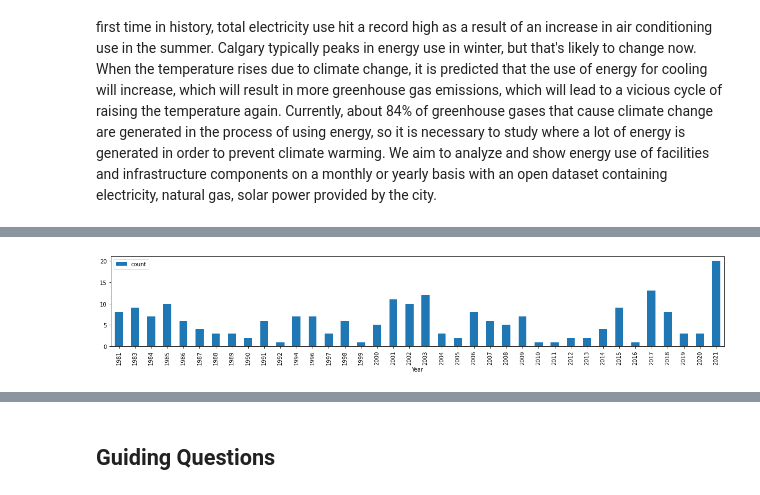
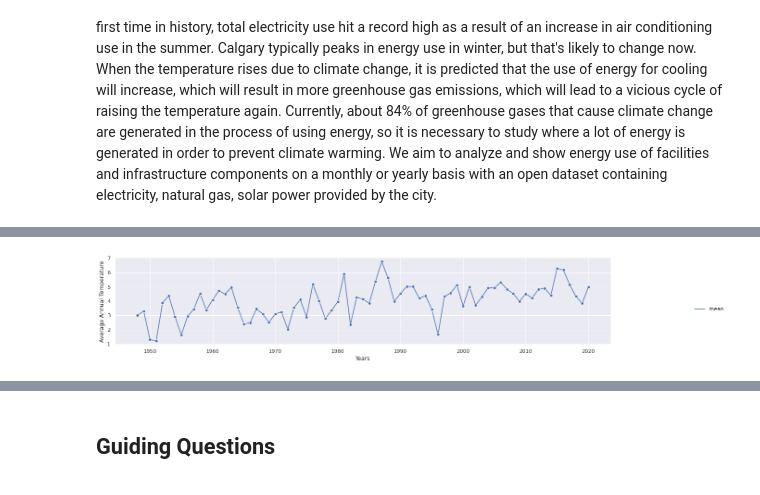
Before and after one commit to deshant19/Corporate-Energy-Consumption-Data-Visualization, a Jupyter notebook: notebooks/Corporate Energy Consumption.ipynb, the cells around one changed output, grey strips where cells are left out. Saved outputs shown, nothing was run; the diff lists cells and outputs as text; code cells hidden in the pictures.

```diff
--- a/notebooks/Corporate Energy Consumption.ipynb
+++ b/notebooks/Corporate Energy Consumption.ipynb
@@ -19,7 +25,7 @@ import plotly.graph_objects as go
 import seaborn as sns
 sns.set()
 
-fields = ['date', 'max_temperature', 'avg_hourly_temperature', 'avg_temperature']
+fields = ['date', 'max_temperature','min_temperature', 'avg_hourly_temperature', 'avg_temperature']
 weatherdata = pd.read_csv("../dataset/weatherstats_calgary_daily.csv", skipinitialspace=True, usecols=fields)
 display(weatherdata)
 # %% [output]
@@ -39,5 +45,3 @@ display(weatherdata)
-# %%
-weatherdata.date=pd.to_datetime(weatherdata.date)
 # %%
 #tempData.head()
 weatherdata.date=pd.to_datetime(weatherdata.date)
@@ -45,25 +49,74 @@ weatherdata.date=pd.to_datetime(weatherdata.date)
 yseries = weatherdata['date'].dt.year
 mseries = weatherdata['date'].dt.month
 dseries = weatherdata['date'].dt.day
-tempData = pd.DataFrame({'Date':weatherdata['date'],'Year': yseries,'Month': mseries ,'max_temperature':weatherdata['max_temperature'], 'avg_hourly_temperature':weatherdata['avg_hourly_temperature'], 'avg_temperature':weatherdata['avg_temperature']})
-selectedData=tempData[(tempData['max_temperature'] > 30) & (tempData['Year'] >= 1980)]
-number_of_hottest_daysInYears=selectedData.groupby(['Year']).agg(count = ('max_temperature','count'))
-fig = plt.figure()
-fig.set_size_inches(20,6)
 
-number_of_hottest_daysInYears.plot(kind='bar',figsize=(20,3))
+tempData = pd.DataFrame({'Date':weatherdata['date']
+                         ,'Year': yseries
+                         ,'Month': mseries
+                         ,'max_temperature':weatherdata['max_temperature']
+                         ,'min_temperature':weatherdata['min_temperature']
+                         ,'avg_hourly_temperature':weatherdata['avg_hourly_temperature']
+                         ,'avg_temperature':weatherdata['avg_temperature']})
 
-meanData=tempData[(tempData['Year'] >= 1980)].groupby(['Year']).agg(mean = ('avg_temperature','median'))
-#print(meanData)
-meanData.plot(kind='line',figsize=(20,3))
+meanData=tempData[(tempData['Year'] >= 1948) & (tempData['Year'] <= 2020) ].groupby(['Year']).agg(mean = ('avg_temperature','mean'))
+g=sns.relplot(kind='line', data=meanData, linestyle='-', marker='o', label="dd")
+g.fig.set_size_inches(20,3)
+g.set(xlabel='Years', ylabel='Average Annual Temperature')
+print('#### Average annual temperature in Calgary from 1920 to 2021 ####')
+print(meanData)
 
-summerData=tempData[(tempData['Year'] >= 1980) & (tempData['Month'] >= 7) & (tempData['Month'] <= 9)]
-summerMeanData=summerData.groupby(['Year']).agg(mean = ('max_temperature','median'))
-#print(summerMeanData)
-summerMeanData.plot(kind='line',figsize=(20,3))
+# calculate mean from November to March for each year
+summerData=tempData[(tempData['Year'] >= 1948) & (tempData['Year'] <= 2020) & (tempData['Month'] <= 8) & (tempData['Month'] >= 6)]
+summerMeanData=summerData.groupby(['Year']).agg(mean = ('max_temperature','mean'))
+#summerMeanData.plot(kind='line',figsize=(20,3), marker='o')
+g=sns.relplot(kind='line', data=summerMeanData, linestyle='-', marker='o', label="dd")
+g.fig.set_size_inches(20,3)
+g.set(xlabel='Years', ylabel='Average Annual Maximum Temperature')
+print('#### Average hottest temperature each day of June, July, and August from 1920 to 2021 ####')
+print(summerMeanData)
 
-winterData=tempData[(tempData['Year'] >= 1990) & (tempData['Month'] >= 12) & (tempData['Month'] <= 2)]
-winterMeanData=winterData.groupby(['Year']).agg(mean = ('max_temperature','mean'))
-#print(winterMeanData)
-winterMeanData.plot(kind='line',figsize=(20,3))
+# calculate mean from December to Feb for each year
+winterData=tempData[(tempData['Year'] >= 1948) & (tempData['Year'] <= 2020) & (tempData['Month'].isin([12,1,2]))]
+winterMeanData=winterData.groupby(['Year']).agg(mean = ('min_temperature','mean'))
+#winterMeanData.plot(kind='line',figsize=(20,3), marker='o').invert_yaxis()
+g=sns.relplot(kind='line', data=winterMeanData, linestyle='-', marker='o', label="dd")
+g.fig.set_size_inches(20,3)
+g.set(xlabel='Years', ylabel='Average Annual Minmum Temperature')
+print('#### Average coldest temperature each day of Jan, Feb, and Mar from 1920 to 2021 ####')
+print(winterMeanData)
+
+data1=tempData[(tempData['Year']==2000)]
+#data1_mean=data1.groupby(['Year','Month']).agg(mean = ('avg_temperature','mean'))
+data1_max_mean=data1.groupby(['Year','Month']).agg(mean = ('max_temperature','mean'))
+data1_min_mean=data1.groupby(['Year','Month']).agg(mean = ('min_temperature','mean'))
+
+data2=tempData[(tempData['Year']==2010)]
+#data2_mean=data2.groupby(['Year','Month']).agg(mean = ('avg_temperature','mean'))
+data2_max_mean=data2.groupby(['Year','Month']).agg(mean = ('max_temperature','mean'))
+data2_min_mean=data2.groupby(['Year','Month']).agg(mean = ('min_temperature','mean'))
+
+data3=tempData[(tempData['Year']==2020)]
+#data3_mean=data3.groupby(['Year','Month']).agg(mean = ('avg_temperature','mean'))
+data3_max_mean=data3.groupby(['Year','Month']).agg(mean = ('max_temperature','mean'))
+data3_min_mean=data3.groupby(['Year','Month']).agg(mean = ('min_temperature','mean'))
+
+
+fig, ax = plt.subplots()
+months=['Jan', 'Feb', 'Mar', 'Apr', 'May','Jun', 'Jul', 'Aug', 'Sep', 'Oct', 'Nov','Dec']
+#data1_mean.plot(kind='line',figsize=(20,3),ax=ax, c='r', linestyle=':')
+data1_max_mean.plot(kind='line',figsize=(20,3),ax=ax, c='r', linestyle='-.',label='2001')
+data1_min_mean.plot(kind='line',figsize=(20,3),ax=ax, c='b', linestyle='-.')
+
+
+#data2_mean.plot(kind='line',figsize=(20,3),ax=ax, c='r', linestyle=':')
+data2_max_mean.plot(kind='line',figsize=(20,3),ax=ax, c='r', linestyle='--')
+data2_min_mean.plot(kind='line',figsize=(20,3),ax=ax, c='b', linestyle='--')
+
+
+#data3_mean.plot(kind='line',figsize=(20,3),ax=ax, c='r', linestyle=':')
+data3_max_mean.plot(kind='line',figsize=(20,3),ax=ax, c='r', linestyle=':')
+data3_min_mean.plot(kind='line',figsize=(20,3),ax=ax, c='b', linestyle=':')
+ax.set_xlabel("Month")
+plt.legend(["High 2000","Low 2000","High 2010","Low 2010","High 2020","Low 2020"])
+plt.show()
 # %% [output]
@@ -72 +140 @@ winterMeanData.plot(kind='line',figsize=(20,3))
-[figure, old version]
+[figure, new version]
```
Also changed, not shown: parts of 10 cells of this notebook.
